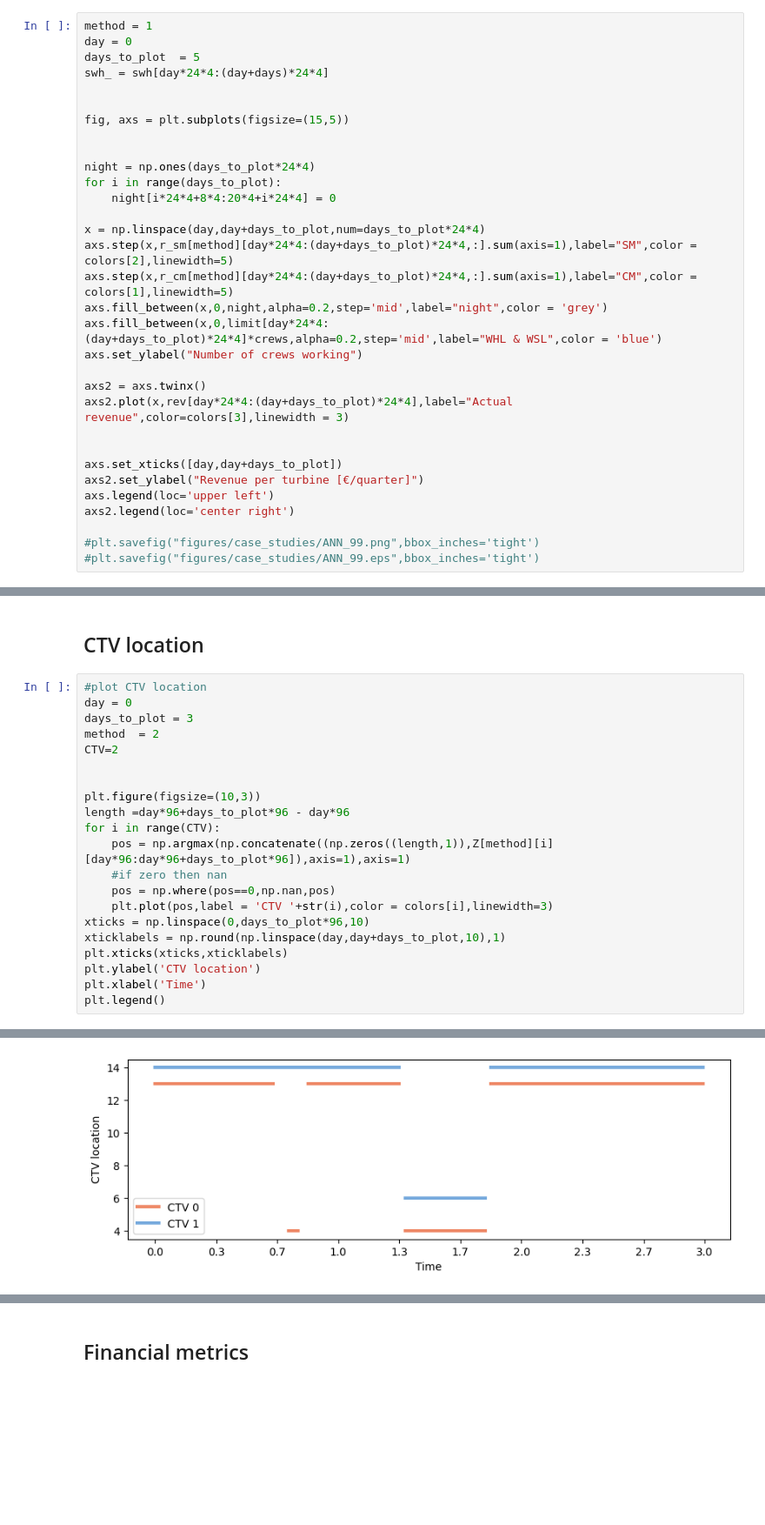
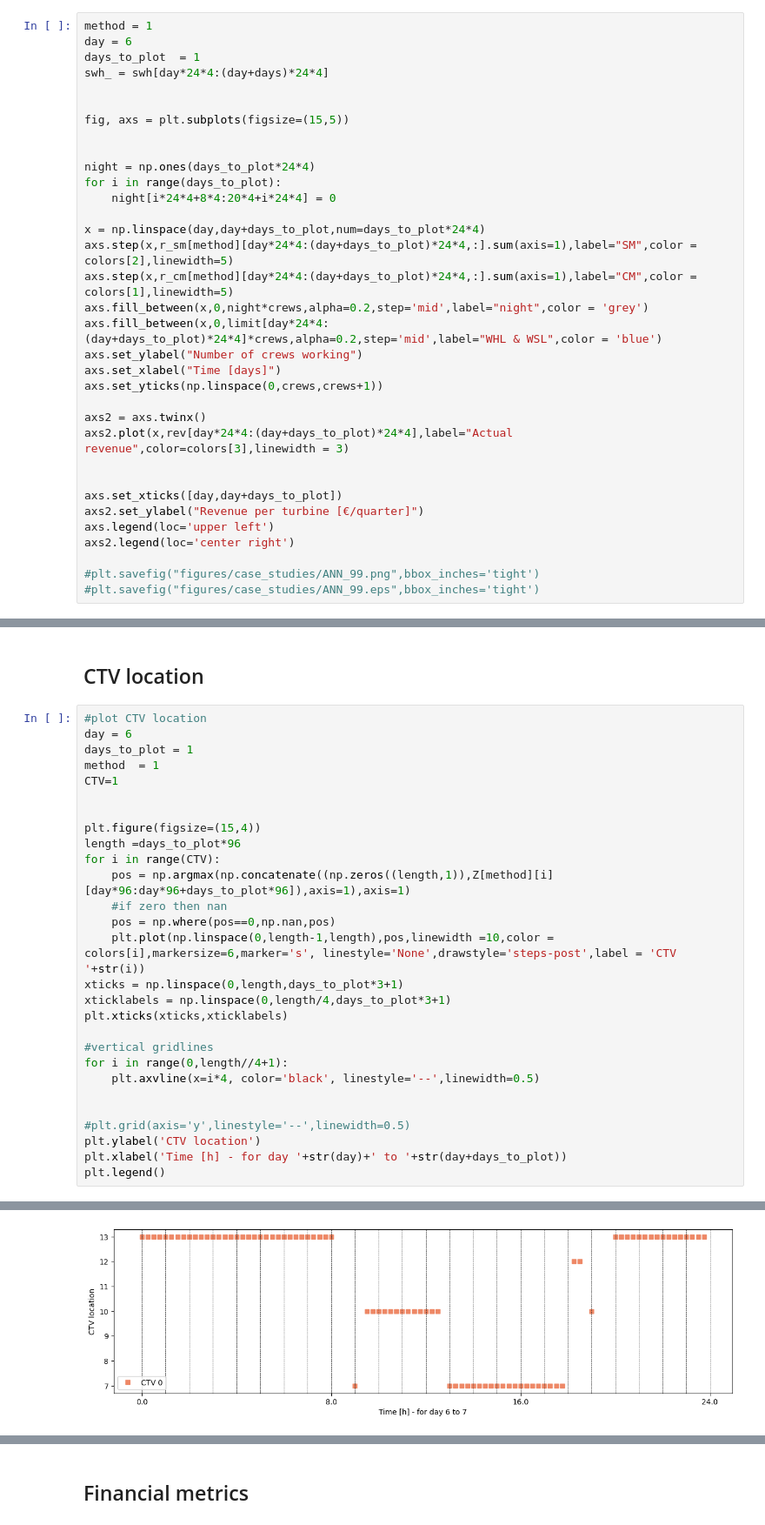
Before and after one commit to JohanKnarreborg/OWF_OM_OPTIMIZATION, a Jupyter notebook: output_analysis/output_analysis.ipynb, the cells around one changed output, grey strips where cells are left out. Shown at 87% size. Drawn from its saved outputs; the diff is of its cells as text; blank space fills up the shorter version.

```diff
--- a/output_analysis/output_analysis.ipynb
+++ b/output_analysis/output_analysis.ipynb
@@ -81,8 +81,8 @@ Text(0, 0.5, 'Remaining SM & CM [h]')
 ## Case study
 # %%
 method = 1
-day = 0
-days_to_plot  = 5
+day = 6
+days_to_plot  = 1
 swh_ = swh[day*24*4:(day+days)*24*4]
 
 
@@ -96,9 +96,11 @@ for i in range(days_to_plot):
 x = np.linspace(day,day+days_to_plot,num=days_to_plot*24*4)
 axs.step(x,r_sm[method][day*24*4:(day+days_to_plot)*24*4,:].sum(axis=1),label="SM",color = colors[2],linewidth=5)
 axs.step(x,r_cm[method][day*24*4:(day+days_to_plot)*24*4,:].sum(axis=1),label="CM",color = colors[1],linewidth=5)
-axs.fill_between(x,0,night,alpha=0.2,step='mid',label="night",color = 'grey')
+axs.fill_between(x,0,night*crews,alpha=0.2,step='mid',label="night",color = 'grey')
 axs.fill_between(x,0,limit[day*24*4:(day+days_to_plot)*24*4]*crews,alpha=0.2,step='mid',label="WHL & WSL",color = 'blue')
 axs.set_ylabel("Number of crews working")
+axs.set_xlabel("Time [days]")
+axs.set_yticks(np.linspace(0,crews,crews+1))
 
 axs2 = axs.twinx()
 axs2.plot(x,rev[day*24*4:(day+days_to_plot)*24*4],label="Actual revenue",color=colors[3],linewidth = 3)
@@ -118,25 +120,32 @@ axs2.legend(loc='center right')
 ## CTV location
 # %%
 #plot CTV location
-day = 0
-days_to_plot = 3
-method  = 2
-CTV=2
+day = 6
+days_to_plot = 1
+method  = 1
+CTV=1
 
 
-plt.figure(figsize=(10,3))
-length =day*96+days_to_plot*96 - day*96
+plt.figure(figsize=(15,4))
+length =days_to_plot*96
 for i in range(CTV):
     pos = np.argmax(np.concatenate((np.zeros((length,1)),Z[method][i][day*96:day*96+days_to_plot*96]),axis=1),axis=1)
     #if zero then nan
     pos = np.where(pos==0,np.nan,pos)
-    plt.plot(pos,label = 'CTV '+str(i),color = colors[i],linewidth=3)
-xticks = np.linspace(0,days_to_plot*96,10)
-xticklabels = np.round(np.linspace(day,day+days_to_plot,10),1)
+    plt.plot(np.linspace(0,length-1,length),pos,linewidth =10,color = colors[i],markersize=6,marker='s', linestyle='None',drawstyle='steps-post',label = 'CTV '+str(i))
+xticks = np.linspace(0,length,days_to_plot*3+1)
+xticklabels = np.linspace(0,length/4,days_to_plot*3+1)
 plt.xticks(xticks,xticklabels)
+
+#vertical gridlines
+for i in range(0,length//4+1):
+    plt.axvline(x=i*4, color='black', linestyle='--',linewidth=0.5)
+
+
+#plt.grid(axis='y',linestyle='--',linewidth=0.5)
 plt.ylabel('CTV location')
-plt.xlabel('Time')
+plt.xlabel('Time [h] - for day '+str(day)+' to '+str(day+days_to_plot))
 plt.legend()
 # %% [output]
 <matplotlib.legend.Legend at 0x...>
-[figure, old version]
+[figure, new version]
```
Also changed, not shown: parts of 2 cells of this notebook.
